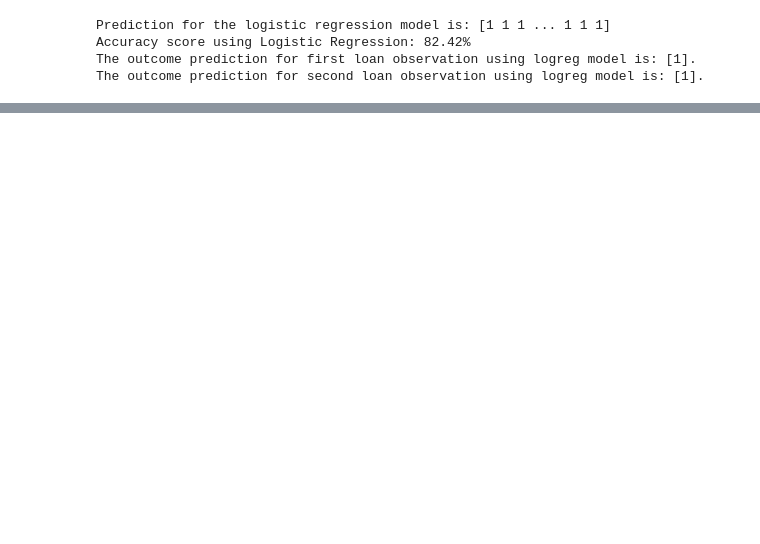
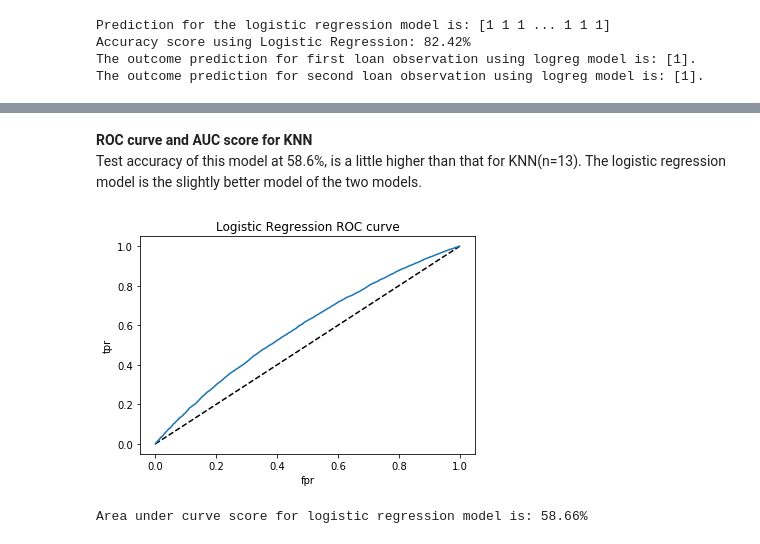
Before and after one commit to manieshablakey/loan-assessment-model, a Jupyter notebook: loan-credit.ipynb, the cells around one changed output, grey strips where cells are left out. Cells and saved outputs as stored; diff of their text form; code cells hidden in the pictures; blank space fills up the shorter version.

```diff
--- a/loan-credit.ipynb
+++ b/loan-credit.ipynb
@@ -1123,0 +1178,20 @@ Specificity: 0.07%
+# %% [markdown]
+**ROC curve and AUC score for KNN**<br>
+Test accuracy of this model at 58.6%, is a little higher than that for KNN(n=13). The logistic regression model is the slightly better model of the two models.
+# %%
+#ROC curve
+y_pred_proba_log = logreg.predict_proba(X_test)[:,1]
+fpr, tpr, thresholds = roc_curve(y_test, y_pred_proba_log)
+plt.plot([0,1],[0,1],'k--')
+plt.plot(fpr,tpr, label='Logistic Regression')
+plt.xlabel('fpr')
+plt.ylabel('tpr')
+plt.title('Logistic Regression ROC curve')
+plt.show()
+
+#Area under ROC curve
+roc_log = roc_auc_score(y_test,y_pred_proba_log)
+print("Area under curve score for logistic regression model is: %0.2f%%" % (roc_log *100))
+# %% [output]
+[figure, added]
+Area under curve score for logistic regression model is: 58.66%
```
Also changed, not shown: parts of 24 cells of this notebook.
